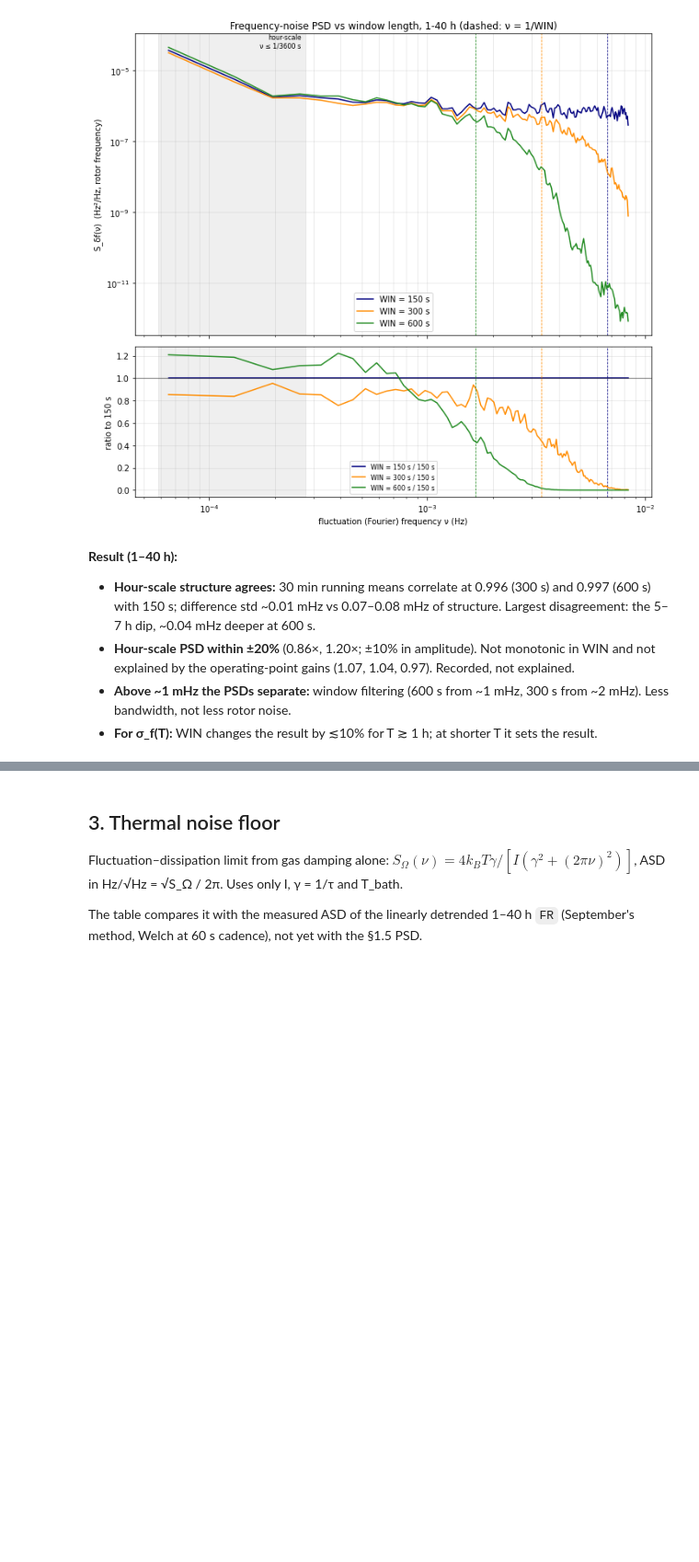
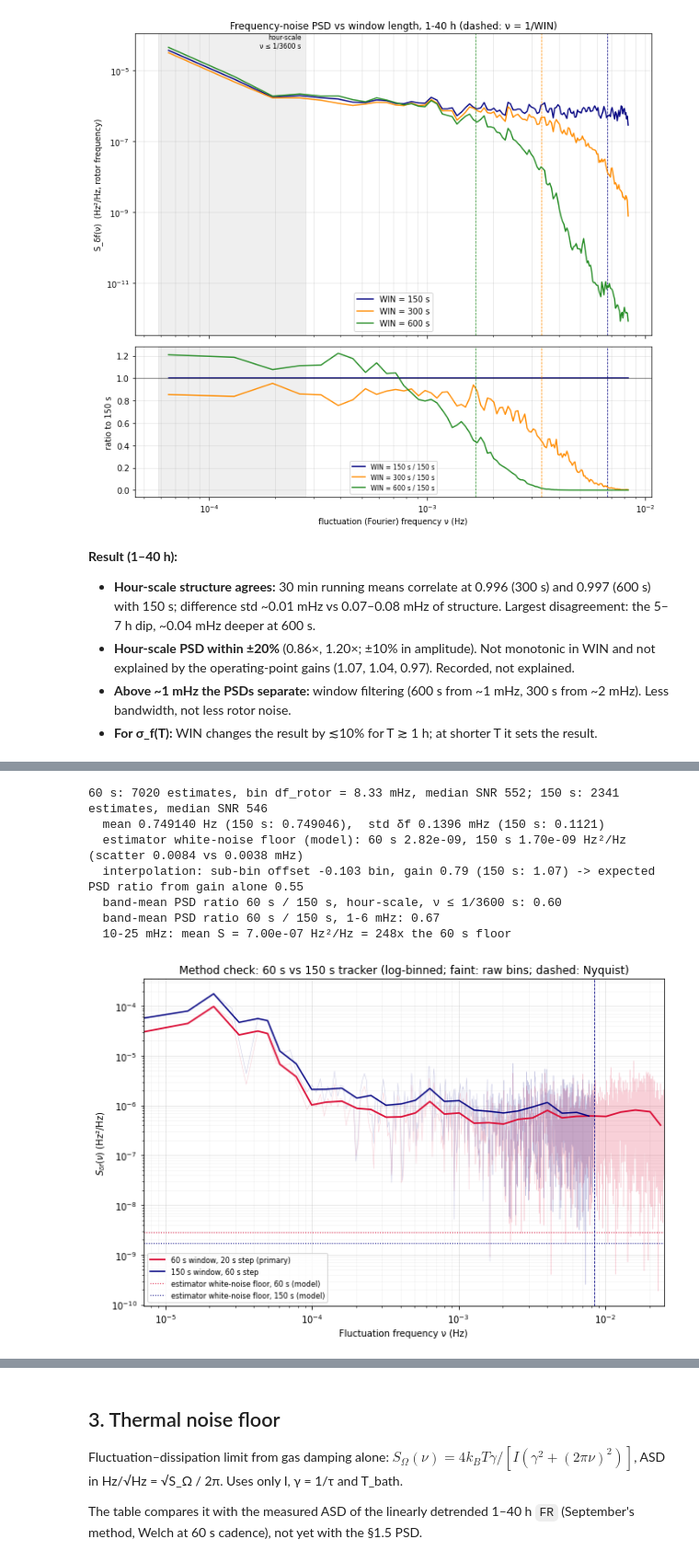
Before and after one commit to Moore-Lab/Decay-Sail, a Jupyter notebook: analysis/noise_budget_20260911.ipynb, the cells around one changed output, grey strips where cells are left out. Shown at 92% size. Saved outputs shown, nothing was run; the diff lists cells and outputs as text; code cells hidden in the pictures; blank space fills up the shorter version.

```diff
--- a/analysis/noise_budget_20260911.ipynb
+++ b/analysis/noise_budget_20260911.ipynb
@@ -712,0 +745,62 @@ Nyquist frequency                  = 8.333e-03 Hz  (period 2 min)
+# %%
+t_150, f_150 = T[mref], FR[mref]
+d_150 = f_150 - f_150.mean()
+fs_150 = 1/np.median(np.diff(t_150))
+nu_150, S_150 = periodogram(d_150, fs=fs_150, window='hann', detrend=False)
+nu_150_lb, S_150_lb, _ = log_bin(nu_150, S_150)
+
+def sim_scatter(win, f_opt, snr_target, n=300, seed=1):
+    """std (rotor Hz) of the interpolated estimate for a pure tone + white noise at snr_target."""
+    nw_ = int(win*fs16); tt_ = np.arange(nw_)/fs16; rng_ = np.random.default_rng(seed)
+    def run(sig, k):
+        out = np.array([peak_in_band(np.sin(2*np.pi*f_opt*tt_ + p) + sig*rng_.standard_normal(nw_),
+                                     fs16, f_opt*0.85, f_opt*1.10)[1:] for p in rng_.uniform(0, 2*np.pi, k)])
+        return out[:, 0].std(), np.median(out[:, 1])
+    _, snr0 = run(0.03, 50)
+    return run(0.03*snr0/snr_target, n)[0]/DIVISOR
+
+snr_60 = np.median(SNR_60[m60])
+sd_60 = sim_scatter(WIN_P, f0*DIVISOR, snr_60)
+floor_60, floor_150 = 2*sd_60**2/fs_p, 2*sd_noise**2/fs_150   # one-sided white level, Hz²/Hz
+
+dfo_60 = fs16/int(WIN_P*fs16)
+off_60 = ((f_p - R_60[m60])/(dfo_60/DIVISOR)).mean()
+g_60 = np.interp(np.interp(off_60, d_true + bias, d_true), d_true, gain)
+g_150 = np.interp(np.interp(dAB.mean()/DF_ROT, d_true + bias, d_true), d_true, gain)
+band = lambda nu, lo, hi: (nu >= lo) & (nu <= hi)
+
+print(f'60 s: {len(f_p)} estimates, bin df_rotor = {dfo_60/DIVISOR*1e3:.2f} mHz, median SNR {snr_60:.0f}; '
+      f'150 s: {len(f_150)} estimates, median SNR {np.median(SNR[mref]):.0f}')
+print(f'  mean {f0:.6f} Hz (150 s: {f_150.mean():.6f}),  std δf {delta_f.std()*1e3:.4f} mHz (150 s: {d_150.std()*1e3:.4f})')
+print(f'  estimator white-noise floor (model): 60 s {floor_60:.2e}, 150 s {floor_150:.2e} Hz²/Hz '
+      f'(scatter {sd_60*1e3:.4f} vs {sd_noise*1e3:.4f} mHz)')
+print(f'  interpolation: sub-bin offset {off_60:+.3f} bin, gain {g_60:.2f} (150 s: {g_150:.2f}) '
+      f'-> expected PSD ratio from gain alone {(g_60/g_150)**2:.2f}')
+for lo, hi, lab in ((nu_p[1], 1/3600, 'hour-scale, ν ≤ 1/3600 s'), (1e-3, 6e-3, '1-6 mHz')):
+    r = S_df[band(nu_p, lo, hi)].mean()/S_150[band(nu_150, lo, hi)].mean()
+    print(f'  band-mean PSD ratio 60 s / 150 s, {lab}: {r:.2f}')
+b = band(nu_p, 10e-3, 25e-3)
+print(f'  10-25 mHz: mean S = {S_df[b].mean():.2e} Hz²/Hz = {S_df[b].mean()/floor_60:.0f}x the 60 s floor')
+
+fig, ax = plt.subplots(figsize=(9, 6))
+ax.loglog(nu_p[1:], S_df[1:], color='crimson', lw=0.5, alpha=0.2)
+ax.loglog(nu_150[1:], S_150[1:], color='navy', lw=0.5, alpha=0.2)
+ax.loglog(nu_lb, S_lb, color='crimson', lw=1.8, label=f'{WIN_P:.0f} s window, {STEP_P:.0f} s step (primary)')
+ax.loglog(nu_150_lb, S_150_lb, color='navy', lw=1.5, label='150 s window, 60 s step')
+ax.axhline(floor_60, color='crimson', ls=':', lw=1, label='estimator white-noise floor, 60 s (model)')
+ax.axhline(floor_150, color='navy', ls=':', lw=1, label='estimator white-noise floor, 150 s (model)')
+for x, c in ((fs_150/2, 'navy'), (fs_p/2, 'crimson')): ax.axvline(x, color=c, ls='--', lw=0.8)
+ax.set_xlim(nu_p[1], fs_p/2)
+ax.set_xlabel('Fluctuation frequency ν (Hz)'); ax.set_ylabel('$S_{\\delta f}(\\nu)$ (Hz²/Hz)')
+ax.set_title('Method check: 60 s vs 150 s tracker (log-binned; faint: raw bins; dashed: Nyquist)')
+ax.grid(which='major', alpha=0.35); ax.grid(which='minor', alpha=0.12); ax.legend(fontsize=8)
+plt.tight_layout(); plt.show()
+# %% [output]
+60 s: 7020 estimates, bin df_rotor = 8.33 mHz, median SNR 552; 150 s: 2341 estimates, median SNR 546
+  mean 0.749140 Hz (150 s: 0.749046),  std δf 0.1396 mHz (150 s: 0.1121)
+  estimator white-noise floor (model): 60 s 2.82e-09, 150 s 1.70e-09 Hz²/Hz (scatter 0.0084 vs 0.0038 mHz)
+  interpolation: sub-bin offset -0.103 bin, gain 0.79 (150 s: 1.07) -> expected PSD ratio from gain alone 0.55
+  band-mean PSD ratio 60 s / 150 s, hour-scale, ν ≤ 1/3600 s: 0.60
+  band-mean PSD ratio 60 s / 150 s, 1-6 mHz: 0.67
+  10-25 mHz: mean S = 7.00e-07 Hz²/Hz = 248x the 60 s floor
+[figure, added]
```
Also changed, not shown: parts of 15 cells of this notebook.
